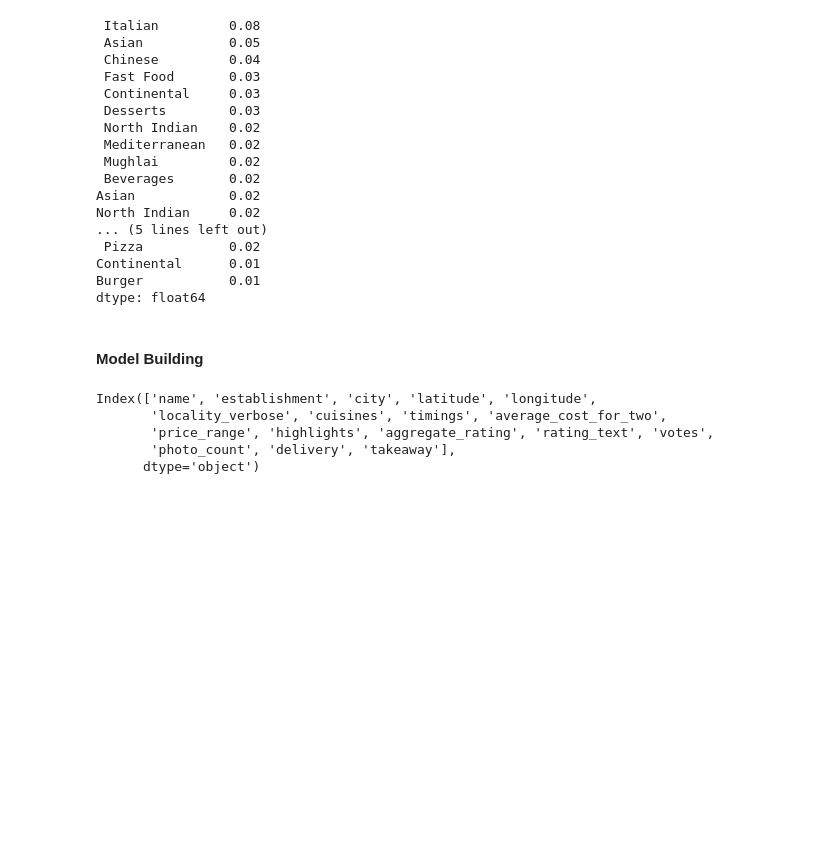
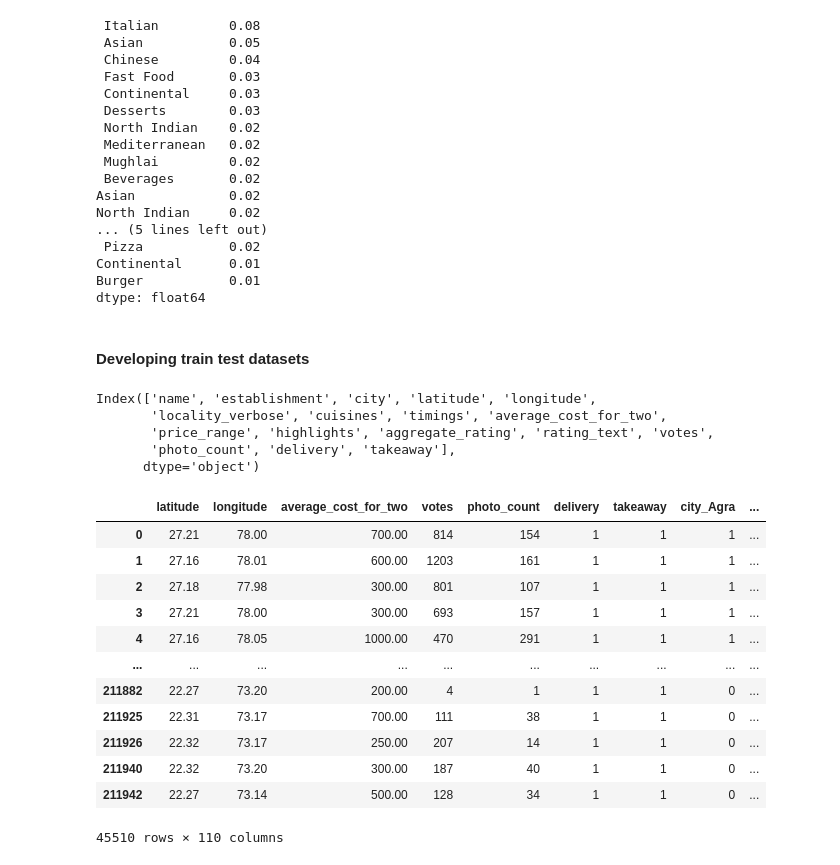
Before and after one commit to mehaksethi54/Project_Work, a Jupyter notebook: Zomato Project/CapstoneProject_Zomato.ipynb, the cells around one changed output. Drawn from its saved outputs; the diff is of its cells as text; code cells hidden in the pictures; blank space fills up the shorter version.

```diff
--- a/Zomato Project/CapstoneProject_Zomato.ipynb
+++ b/Zomato Project/CapstoneProject_Zomato.ipynb
@@ -270,7 +317,7 @@ Name: establishment, dtype: int64
 # Quick Bites, Casual Dining, Cafe are the dominant establishment types
 # %%
 # Highlights
-df.highlights[0].replace('[','').replace(']','').replace("'",'')
+df_nn.highlights[0].replace('[','').replace(']','').replace("'",'')
 
-df.highlights=df.highlights.apply(lambda x:x.replace('[','').replace(']','').replace("'",''))
+df_nn.highlights=df_nn.highlights.apply(lambda x:x.replace('[','').replace(']','').replace("'",''))
 # %%
@@ -470,8 +516,8 @@ Burger           0.01
 dtype: float64
 # %%
 # Italian, Asian, Chinese are better rated
-# %% [markdown]
-#### Model Building
+# %% [markdown]
+#### Developing train test datasets
 # %%
 df_nn.columns # Using the subset without NULL Values for Aggregate_Rating
 # %% [output]
@@ -480,3 +526,24 @@ Index(['name', 'establishment', 'city', 'latitude', 'longitude',
        'price_range', 'highlights', 'aggregate_rating', 'rating_text', 'votes',
        'photo_count', 'delivery', 'takeaway'],
       dtype='object')
+# %%
+X = df_nn.drop(['aggregate_rating', 'name', 'establishment', 'locality_verbose', 'cuisines', 'timings', 'highlights',
+               'rating_text'], axis=1)
+y = df_nn['aggregate_rating']
+# %%
+X = pd.get_dummies(X)
+X
+# %% [output]
+|  | latitude | longitude | average_cost_for_two | votes | photo_count | delivery | takeaway | city_Agra | ... |
+| 0 | 27.21 | 78.00 | 700.00 | 814 | 154 | 1 | 1 | 1 | ... |
+| 1 | 27.16 | 78.01 | 600.00 | 1203 | 161 | 1 | 1 | 1 | ... |
+| 2 | 27.18 | 77.98 | 300.00 | 801 | 107 | 1 | 1 | 1 | ... |
+| 3 | 27.21 | 78.00 | 300.00 | 693 | 157 | 1 | 1 | 1 | ... |
+| 4 | 27.16 | 78.05 | 1000.00 | 470 | 291 | 1 | 1 | 1 | ... |
+| ... | ... | ... | ... | ... | ... | ... | ... | ... | ... |
+| 211882 | 22.27 | 73.20 | 200.00 | 4 | 1 | 1 | 1 | 0 | ... |
+| 211925 | 22.31 | 73.17 | 700.00 | 111 | 38 | 1 | 1 | 0 | ... |
+| 211926 | 22.32 | 73.17 | 250.00 | 207 | 14 | 1 | 1 | 0 | ... |
+| 211940 | 22.32 | 73.20 | 300.00 | 187 | 40 | 1 | 1 | 0 | ... |
+| 211942 | 22.27 | 73.14 | 500.00 | 128 | 34 | 1 | 1 | 0 | ... |
+45510 rows × 110 columns
```
Also changed, not shown: parts of 30 cells of this notebook.
